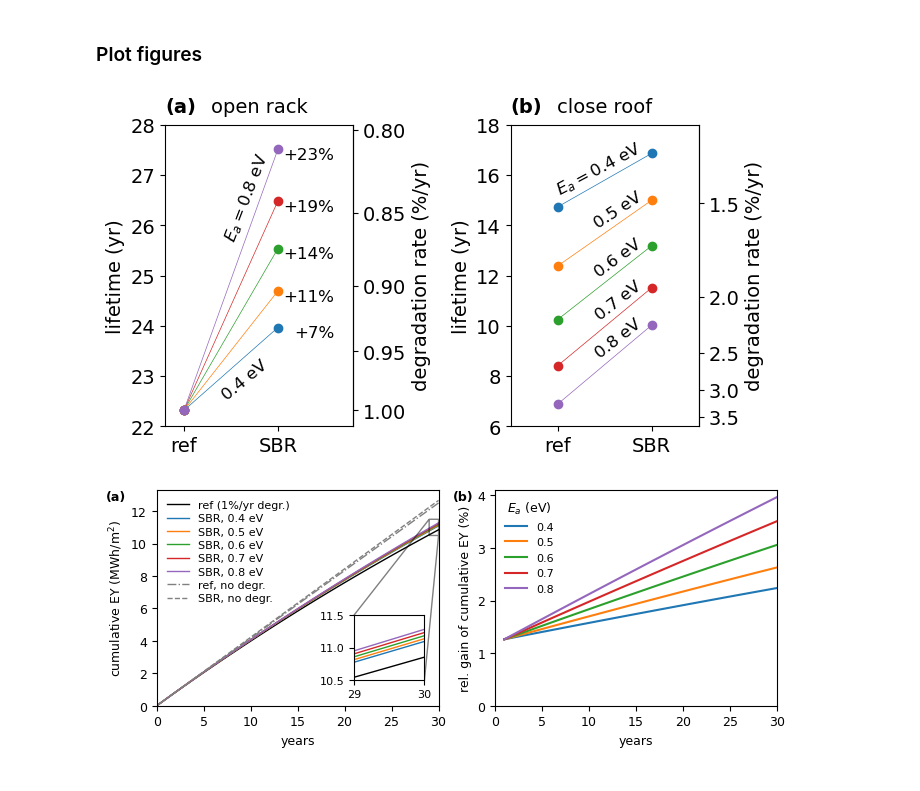
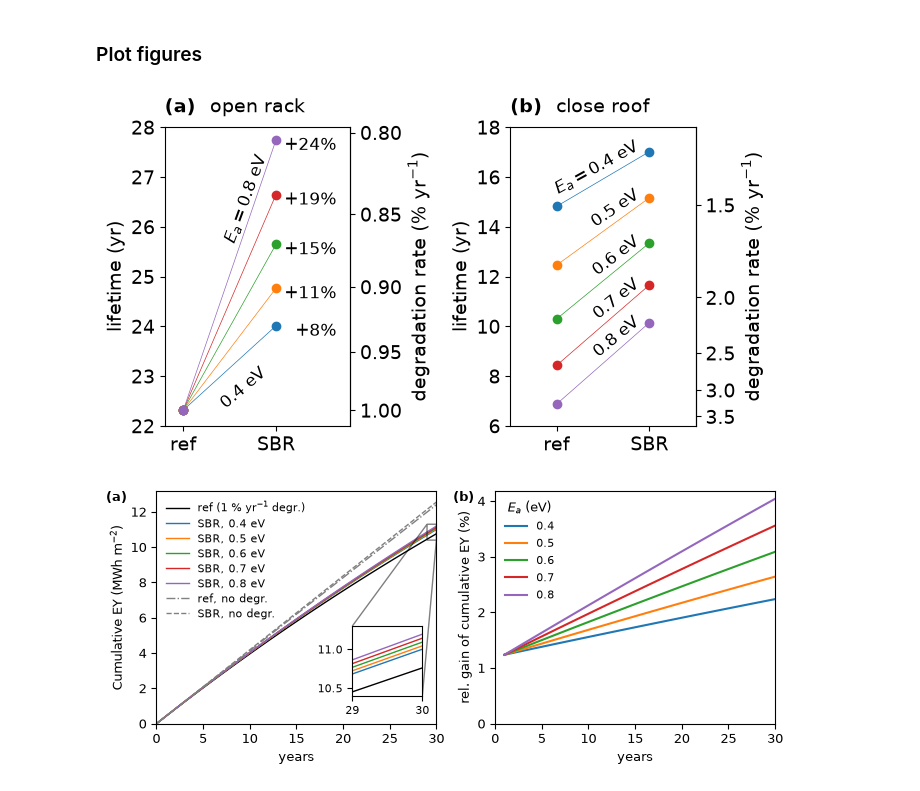
Before and after one commit to HZBSolarOptics/pv_tandem, a Jupyter notebook: examples/thermal/notebooks/notebook_02_degradation.ipynb, the cells around one changed output. Saved outputs shown, nothing was run; the diff lists cells and outputs as text; code cells hidden in the pictures.

```diff
--- a/examples/thermal/notebooks/notebook_02_degradation.ipynb
+++ b/examples/thermal/notebooks/notebook_02_degradation.ipynb
@@ -139,38 +160,30 @@ def rt(x):
 
 plt.rcParams['font.size'] = 14
 fig, ax = plt.subplots(1,2,figsize = (7,4))
+
 ax[0].plot(lifetimes[0:2],marker = 'o', lw = .5, label=np.round(E_a,1))
 ax[0].set_xticks([0,1],['ref','SBR'])
 ax[0].set_xlim(-.2,1.8)
-#ax[0].legend(frameon = 0)
-#ax[0].set_title('open rack')
-#plt.xlabel('wavelength (nm)')
 ax[0].set_ylabel('lifetime (yr)')
 ax[0].set_ylim(22,28)
+
 secax = ax[0].secondary_yaxis('right',functions = (lt,rt))
-secax.set_ylabel('degradation rate (%/yr)')
-ax[0].text(-0.2,28.25,'(a)', weight = 'bold')
-ax[0].text(0.8,28.25,'open rack',ha = 'center')
+secax.set_ylabel('degradation rate (% yr$^{-1}$)')
 
-#plt.title('Irradiance of a blackbody with 5772 K covering 68.5 µsr solid angle, "The Sun"')
-#plt.show()
+ax[0].text(0,1.05,'(a)', weight = 'bold',transform=ax[0].transAxes)
+ax[0].text(0.5,1.05,'open rack',ha = 'center',transform=ax[0].transAxes)
 
-#fig, ax = plt.subplots()
 ax[1].plot(lifetimes[2:],marker = 'o', lw = .5, label=np.round(E_a,1))
 ax[1].set_xticks([0,1],['ref','SBR'])
 ax[1].set_xlim(-.5,1.5)
-#ax[1].legend(title = "$E_a$ (eV)",frameon = 1)
-#ax[1].set_title('closed roof')
-#plt.xlabel('wavelength (nm)')
 ax[1].set_ylabel('lifetime (yr)')
 ax[1].set_ylim(6,18)
+
 secax = ax[1].secondary_yaxis('right',functions = (lt,rt))
-secax.set_ylabel('degradation rate (%/yr)')
-ax[1].text(-.5,18.5,'(b)', weight = 'bold')
-ax[1].text(0.5,18.5,'close roof',ha = 'center')
-#plt.title('Irradiance of a blackbody with 5772 K covering 68.5 µsr solid angle, "The Sun"')
+secax.set_ylabel('degradation rate (% yr$^{-1}$)')
 
-#ax[1].legend(bbox_to_anchor=(0.5, -0.1),fancybox=False, shadow=False, ncol=5)
+ax[1].text(0,1.05,'(b)', weight = 'bold',transform=ax[1].transAxes)
+ax[1].text(0.5,1.05,'close roof',ha = 'center',transform=ax[1].transAxes)
 
 for i in range(len(E_a)):
     diff = (lifetimes[1,i]-lifetimes[0,i])/lifetimes[0,1]
@@ -178,56 +191,57 @@ for i in range(len(E_a)):
     angle_or = np.degrees(np.atan2(lifetimes[1,i]-lifetimes[0,i],2))
     avg_cr = 0.1*lifetimes[2,i]+0.9*lifetimes[3,i]
     angle_cr = np.degrees(np.atan2(lifetimes[3,i]-lifetimes[2,i],4))
-    ax[0].text(1.6,lifetimes[1,i]-.2,"{:+.0%}".format(diff),size = 12,ha = 'right')
+    ax[0].text(1.65,lifetimes[1,i]-.2,"{:+.0%}".format(diff),size = 12,ha = 'right')
     ax[1].text(0.9,avg_cr+.3,"{}{:.1} eV".format('$E_a=$' if i == 0 else '', E_a[i]),size = 12,rotation = angle_cr,rotation_mode = 'anchor',ha = 'right')
     if i in [0,4]:
-        ax[0].text(0.9,avg_or-.6+.25*i,"{}{:.1} eV".format('$E_a=$' if i == 4 else '',E_a[i]),size = 12,rotation = angle_or,rotation_mode = 'anchor',ha = 'right')
+        ax[0].text(0.9,avg_or-.8+.25*i,"{}{:.1} eV".format('$E_a=$' if i == 4 else '',E_a[i]),size = 12,rotation = angle_or,rotation_mode = 'anchor',ha = 'right')
 
 
 fig.tight_layout()
-
 plt.show()
 # %% [output]
-[figure, old version]
+[figure, new version]
 # %%
 plt.rcParams['font.size'] = 9
-fig, ax = plt.subplots(1,2,figsize = (8,2.8))
+fig, ax = plt.subplots(1,2,figsize = (7,3))
 
-ax[0].plot(range(31),ey_cum_ref[3,:]/1e3,'k',lw=1,label = "ref (1%/yr degr.)")
+ax[0].plot(range(31),ey_cum_ref[3,:]/1e3,'k',lw=1,label = "ref (1 % yr$^{-1}$ degr.)")
 for i,E_a_i in enumerate(E_a):
     ax[0].plot(range(31),ey_cum_sbr[i,:]/1e3,lw=1,label = "SBR, {:.1} eV".format(E_a_i))
     ax[1].plot(range(1,31),(ey_cum_sbr[i,1:]-ey_cum_ref[i,1:])/ey_cum_ref[i,1:]*100,label = "{:.1}".format(E_a_i))
 ax[0].plot(range(31),ey_cum_ref[0,1]*(range(31))/1e3,'-.',color='gray',lw=1, label = "ref, no degr.")
 ax[0].plot(range(31),ey_cum_sbr[0,1]*(range(31))/1e3,'--',color='gray',lw=1,label = "SBR, no degr.")
 
 # Make inset
-x1, x2, y1, y2 = 29, 30, 10.5, 11.5  # subregion of the original image
+x1, x2, y1, y2 = 29, 30, 10.4, 11.3  # subregion of the original image
 axins = ax[0].inset_axes(
     [0.7, 0.12, 0.25, 0.3],
     xlim=(x1, x2), ylim=(y1, y2), xticks = [29,30])
 axins.tick_params(axis='both', labelsize=8)
-axins.plot(range(31),ey_cum_ref[3,:]/1e3,lw = 1, color = 'k',label = "ref (1%/yr degr.)")
+axins.plot(range(31),ey_cum_ref[3,:]/1e3,lw = 1, color = 'k')#,label = "ref (1 % yr$^{-1}$ degr.)")
 for i,E_a_i in enumerate(E_a):
-    axins.plot(range(31),ey_cum_sbr[i,:]/1e3,lw = 1, label = "SBR, {:.1} eV".format(E_a_i))
+    axins.plot(range(31),ey_cum_sbr[i,:]/1e3,lw = 1)#, label = "SBR, {:.1} eV".format(E_a_i))
 ax[0].indicate_inset_zoom(axins, edgecolor="black")
 
 ax[0].legend(frameon = 0,fontsize = 8,labelspacing = 0.3)
 ax[0].set_xlabel('years')
-ax[0].set_ylabel('cumulative EY (MWh/m$^2$)')
+ax[0].set_ylabel('Cumulative EY (MWh m$^{-2}$)')
 ax[0].set_ylim(bottom = 0)
 ax[0].set_xlim(0,30)
 
 ax[1].legend(frameon = 0,fontsize = 8,title = "$E_a$ (eV)")
 ax[1].set_xlabel('years')
 ax[1].set_ylabel('rel. gain of cumulative EY (%)')
 ax[1].set_ylim(bottom = 0)
 ax[1].set_xlim(0,30)
+ax[1].yaxis.set_major_locator(MaxNLocator(nbins=5))
 
 fig.align_ylabels()
 
 ax[0].text(-.18,1,'(a)', transform=ax[0].transAxes, weight = 'bold',va = "top")
 ax[1].text(-.15,1,'(b)', transform=ax[1].transAxes, weight = 'bold',va = "top")
 
+fig.tight_layout()
 plt.show()
 # %% [output]
-[figure, old version]
+[figure, new version]
```
Also changed, not shown: parts of 8 cells of this notebook, 9 other files.
